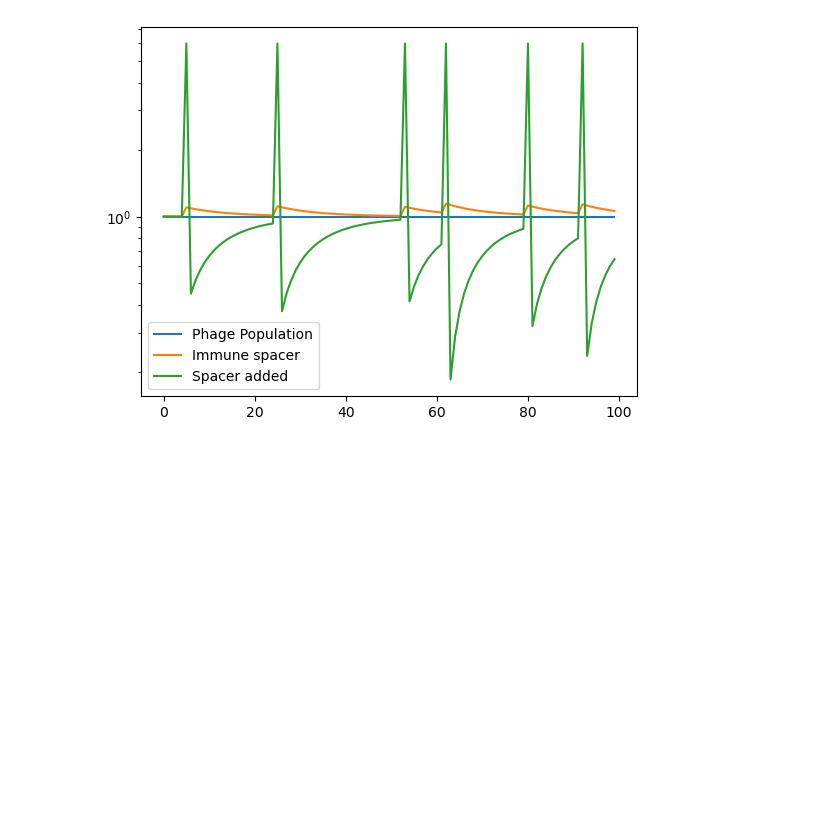
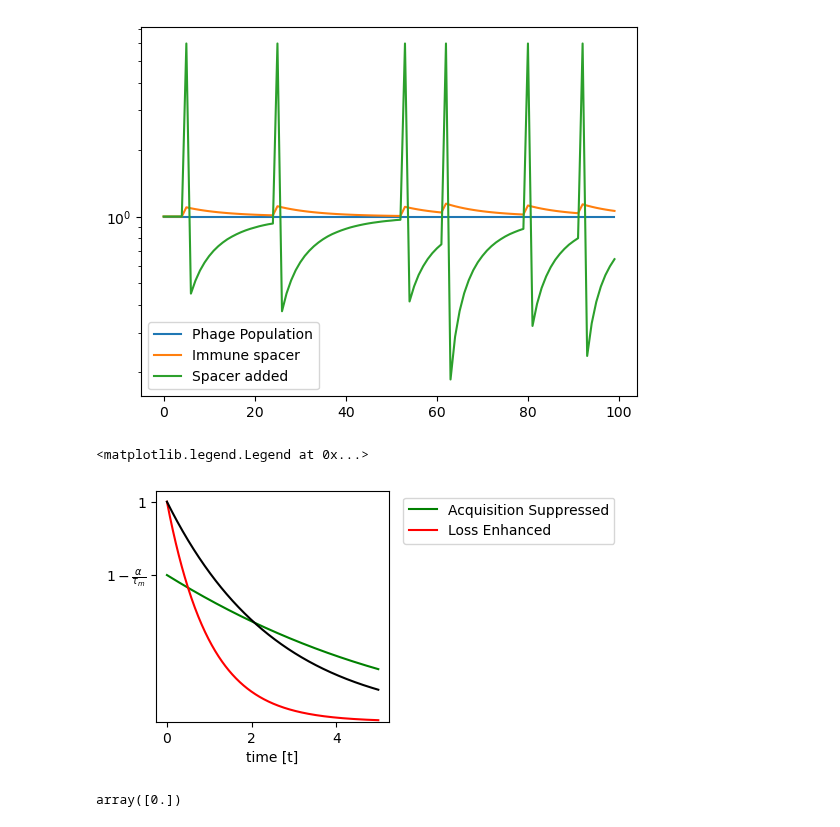
Before and after one commit to zhizhang1445/CRISPR_Sim, a Jupyter notebook: Unittest/HGTevents.ipynb, the cells around one changed output. Saved outputs shown, nothing was run; the diff lists cells and outputs as text; code cells hidden in the pictures; blank space fills up the shorter version.

```diff
--- a/Unittest/HGTevents.ipynb
+++ b/Unittest/HGTevents.ipynb
@@ -179,3 +214,36 @@ plt.legend()
 # %% [output]
 <matplotlib.legend.Legend at 0x...>
 [figure]
+# %%
+a = 3
+M = 2
+NH = 22
+N = 17
+tm = 9
+t_0 = 0
+tau = M*NH/N
+# %%
+h1 = lambda x : np.power((a*N + M*NH*np.exp(x/tm)), (tm/tau))
+f1 = lambda x : (h1(t_0)/h1(x))*(1 - ((a/tm)*np.exp(-t_0/tm)))
+
+h2 = lambda x : np.exp(x)*np.power((a*N + M*NH*np.exp(x/tm)), (1/tm)*(1/tau - 1))
+f2 = lambda x : h2(t_0)/h2(x)
+
+f3 = lambda x : np.exp(-x/tau)
+# %%
+from matplotlib.pyplot import yscale
+
+plt.figure(figsize = [3, 3])
+xrange = np.arange(0, 5, 0.01)
+plt.plot(xrange, f1(xrange), color = "green", label = "Acquisition Suppressed")
+plt.plot(xrange, f2(xrange), color = "red", label = "Loss Enhanced")
+plt.plot(xrange, f3(xrange), color = "black")
+plt.yticks([1, f1(0)], [1, r"$1 - \frac{\alpha}{\tau_m}$"])
+plt.ylim((0, 1.05))
+plt.xlabel("time [t]")
+plt.legend(loc='upper right', bbox_to_anchor=(2, 1))
+# plt.ylabel("Probability")
+# plt.xscale("log")
+# %% [output]
+<matplotlib.legend.Legend at 0x...>
+[figure, added]
@@ -181,0 +272,4 @@ plt.legend()
+# %%
+minus_a_list
+# %% [output]
+array([0.])
```
Also changed, not shown: parts of 10 cells of this notebook, 6 other files.
